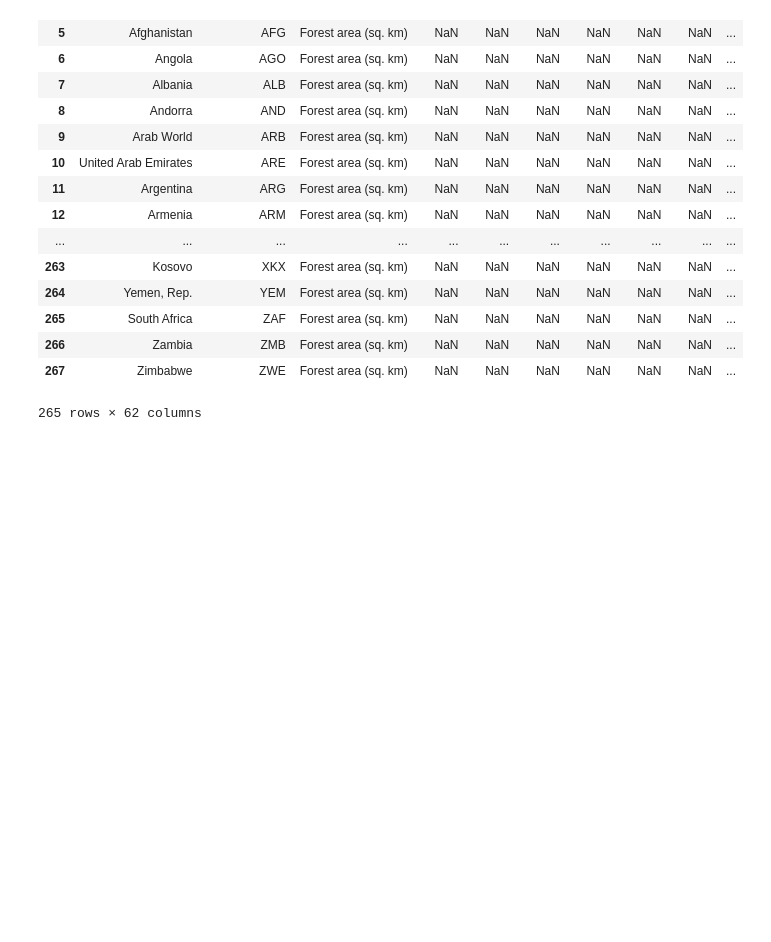
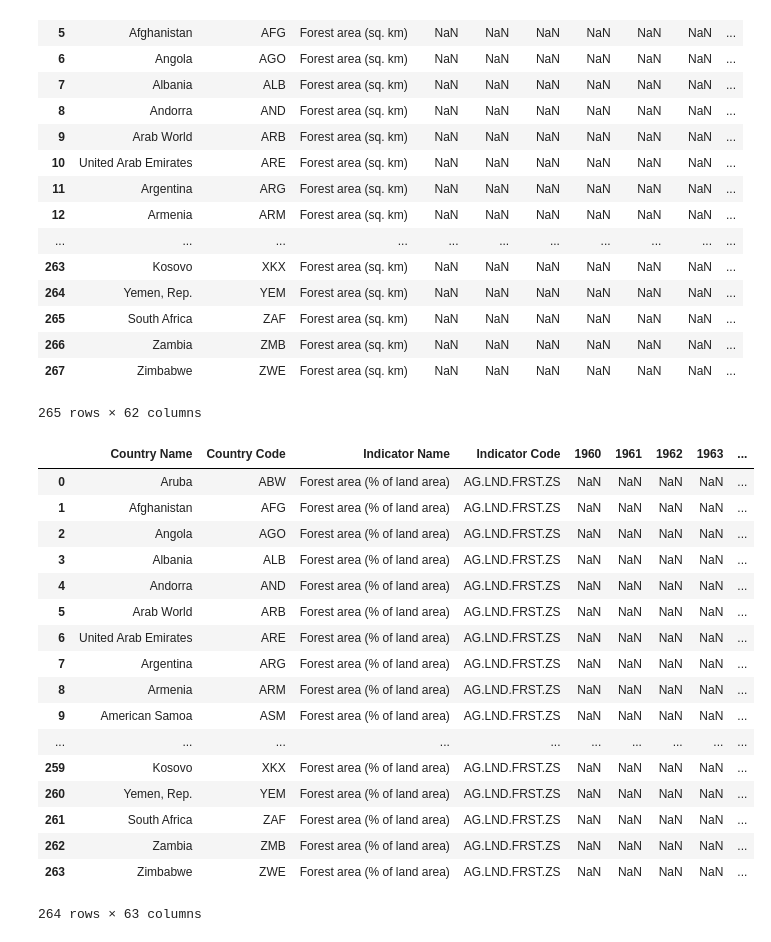
Before and after one commit to Persephone007/Forest-Density-and-Happiness, a Jupyter notebook: Global Forest Data/Global_Forest_Data_SquareKM.ipynb, the cells around one changed output. Cells and saved outputs as stored; diff of their text form; code cells hidden in the pictures; blank space fills up the shorter version.

Commit message:
Add global forest percent dataframe, read comments

```diff
--- a/Global Forest Data/Global_Forest_Data_SquareKM.ipynb
+++ b/Global Forest Data/Global_Forest_Data_SquareKM.ipynb
@@ -5,46 +9,32 @@ import numpy as np
 # %%
-df = pd.read_csv('Global_Forest_SQKM.csv', encoding = 'iso-8859-1')
+dfsqkm = pd.read_csv('Global_Forest_SQKM.csv', encoding = 'iso-8859-1')
+
+dfpercent = pd.read_csv('Global_Forest_Percentage.csv', encoding = 'iso-8859-1')
 
 
-columns = df.columns
-
-columns
-
-df.head()
-
-dfcopy = df.copy()
-
-dfcopy
+dfcopysqkm = dfsqkm.copy()
 
 
 
-# del dfcopy.iloc[0, :]
-# del dfcopy.iloc[1, :]
-# del dfcopy.iloc[2, :]
+dfcopysqkm.drop([0, 1, 2])
+del dfcopysqkm['Unnamed: 3']
+
+dfcopysqkm = dfcopysqkm.drop([0, 1, 2])
 
 
-# del row2
-
-# dfcopy.drop('Unnamed: 3', axis = 1)
-dfcopy.drop([0, 1, 2])
-del dfcopy['Unnamed: 3']
-
-dfcopy = dfcopy.drop([0, 1, 2])
-
-dfcopy
 
 columnnames = []
 
 for i in range(62):
-    columnnames.append(dfcopy.iloc[0,i])
+    columnnames.append(dfcopysqkm.iloc[0,i])
 
-columnnames
 
-dfcopy = dfcopy.rename(columns = {'Data Source': 'Country Name', 'World Development Indicators': 'Country Code'})
+
+dfcopysqkm = dfcopysqkm.rename(columns = {'Data Source': 'Country Name', 'World Development Indicators': 'Country Code'})
 
 for i in range(2,62):
     try:
-        dfcopy = dfcopy.rename(columns = {'Unnamed: ' + str(i): dfcopy.iloc[0,i-1]})
+        dfcopysqkm = dfcopysqkm.rename(columns = {'Unnamed: ' + str(i): dfcopysqkm.iloc[0,i-1]})
     except IndexError:
         break
 #     print(f"Unnamed: {str(i)}")
@@ -52,7 +42,7 @@ for i in range(2,62):
 # for i in range(2,62):
 #     print(i)
 
-dfcopy
+dfcopysqkm
 # Debug Statements:
 # ~~~~~~~~~~~~~~~~~~
 
@@ -77,3 +67,24 @@ dfcopy
 | 266 | Zambia | ZMB | Forest area (sq. km) | NaN | NaN | NaN | NaN | NaN | NaN | ... |
 | 267 | Zimbabwe | ZWE | Forest area (sq. km) | NaN | NaN | NaN | NaN | NaN | NaN | ... |
 265 rows × 62 columns
+# %%
+dfpercent
+# %% [output]
+|  | Country Name | Country Code | Indicator Name | Indicator Code | 1960 | 1961 | 1962 | 1963 | ... |
+| 0 | Aruba | ABW | Forest area (% of land area) | AG.LND.FRST.ZS | NaN | NaN | NaN | NaN | ... |
+| 1 | Afghanistan | AFG | Forest area (% of land area) | AG.LND.FRST.ZS | NaN | NaN | NaN | NaN | ... |
+| 2 | Angola | AGO | Forest area (% of land area) | AG.LND.FRST.ZS | NaN | NaN | NaN | NaN | ... |
+| 3 | Albania | ALB | Forest area (% of land area) | AG.LND.FRST.ZS | NaN | NaN | NaN | NaN | ... |
+| 4 | Andorra | AND | Forest area (% of land area) | AG.LND.FRST.ZS | NaN | NaN | NaN | NaN | ... |
+| 5 | Arab World | ARB | Forest area (% of land area) | AG.LND.FRST.ZS | NaN | NaN | NaN | NaN | ... |
+| 6 | United Arab Emirates | ARE | Forest area (% of land area) | AG.LND.FRST.ZS | NaN | NaN | NaN | NaN | ... |
+| 7 | Argentina | ARG | Forest area (% of land area) | AG.LND.FRST.ZS | NaN | NaN | NaN | NaN | ... |
+| 8 | Armenia | ARM | Forest area (% of land area) | AG.LND.FRST.ZS | NaN | NaN | NaN | NaN | ... |
+| 9 | American Samoa | ASM | Forest area (% of land area) | AG.LND.FRST.ZS | NaN | NaN | NaN | NaN | ... |
+| ... | ... | ... | ... | ... | ... | ... | ... | ... | ... |
+| 259 | Kosovo | XKX | Forest area (% of land area) | AG.LND.FRST.ZS | NaN | NaN | NaN | NaN | ... |
+| 260 | Yemen, Rep. | YEM | Forest area (% of land area) | AG.LND.FRST.ZS | NaN | NaN | NaN | NaN | ... |
+| 261 | South Africa | ZAF | Forest area (% of land area) | AG.LND.FRST.ZS | NaN | NaN | NaN | NaN | ... |
+| 262 | Zambia | ZMB | Forest area (% of land area) | AG.LND.FRST.ZS | NaN | NaN | NaN | NaN | ... |
+| 263 | Zimbabwe | ZWE | Forest area (% of land area) | AG.LND.FRST.ZS | NaN | NaN | NaN | NaN | ... |
+264 rows × 63 columns
```
Also changed, not shown: parts of 1 cell of this notebook, 6 other files.
